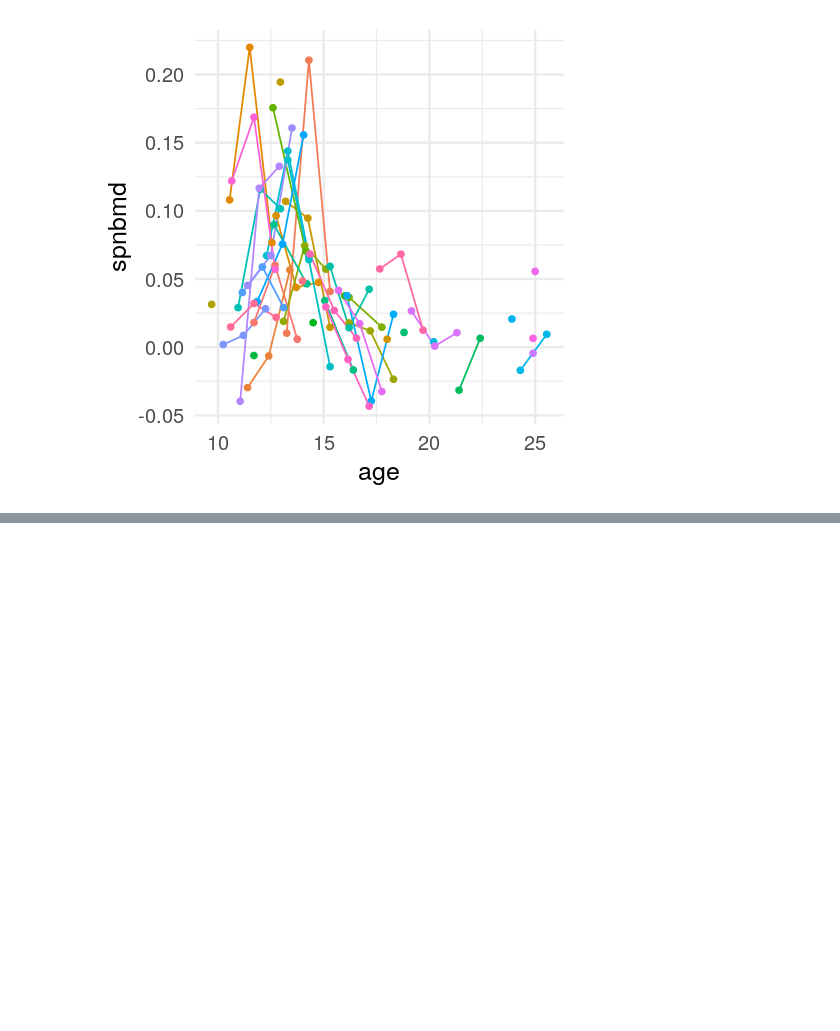
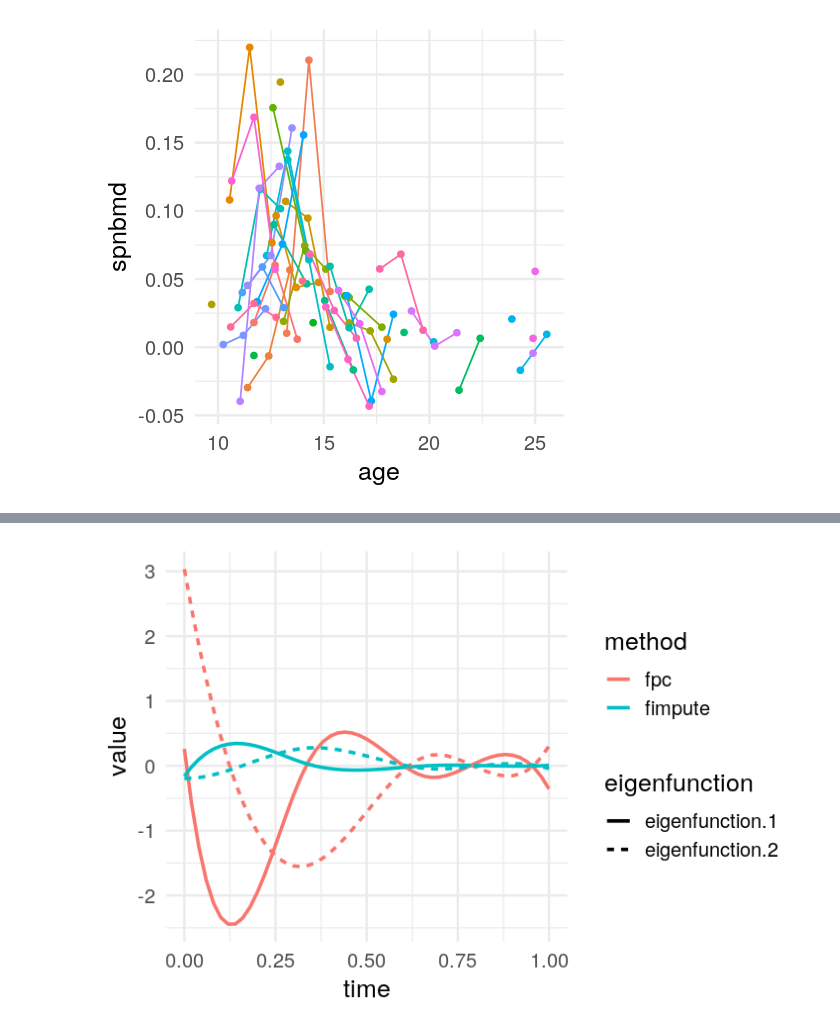
Before and after one commit to kidzik/fcomplete, a Jupyter notebook: vignettes/fcomplete.ipynb, the cells around one changed output, grey strips where cells are left out. Drawn from its saved outputs; the diff is of its cells as text; code cells hidden in the pictures; blank space fills up the shorter version.

```diff
--- a/vignettes/fcomplete.ipynb
+++ b/vignettes/fcomplete.ipynb
@@ -62,0 +147,14 @@ plot(fit$u)
+# %%
+# convert data to ggplot format
+data.fpc = data.frame(t(coef(fit.fpc)$components ), time=0:50/50, method=rep("fpc", 51)) %>%
+   gather(eigenfunction, value, eigenfunction.1:eigenfunction.2)
+data.fimpute = data.frame(t(coef(fit.fimpute)$components )[,1:2], time=0:50/50, method=rep("fimpute", 51)) %>%
+   gather(eigenfunction, value, eigenfunction.1:eigenfunction.2)
+data = rbind(data.fpc, data.fimpute)
+
+# Plot two components from each method
+options(repr.plot.width=6, repr.plot.height=4) # reverting back to default plotting settings
+ggplot(data, aes(x=time, y=value, group=interaction(method, eigenfunction), col=method)) +
+geom_line(aes(linetype=eigenfunction),size=1)
+# %% [output]
+[figure, added]
```
Also changed, not shown: parts of 30 cells of this notebook, 15 other files.
